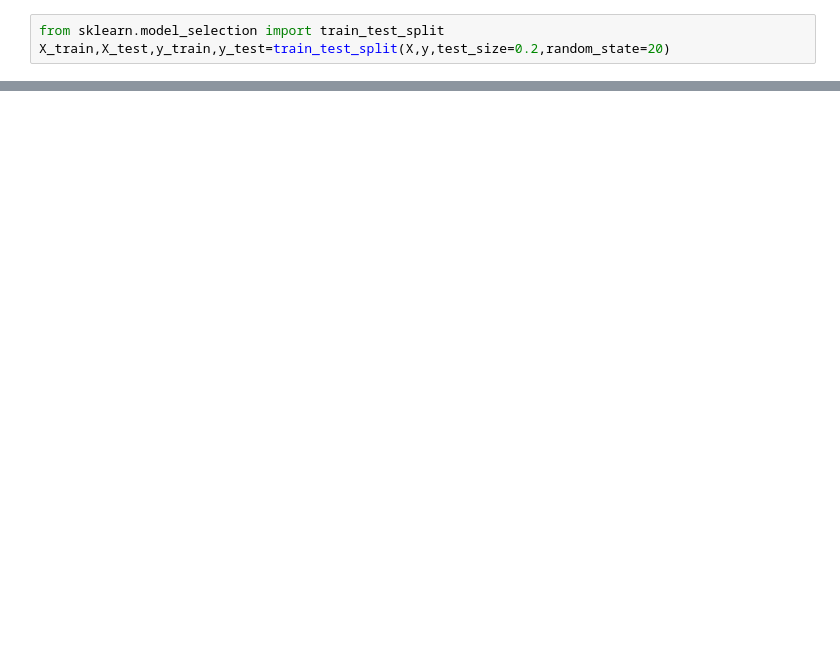
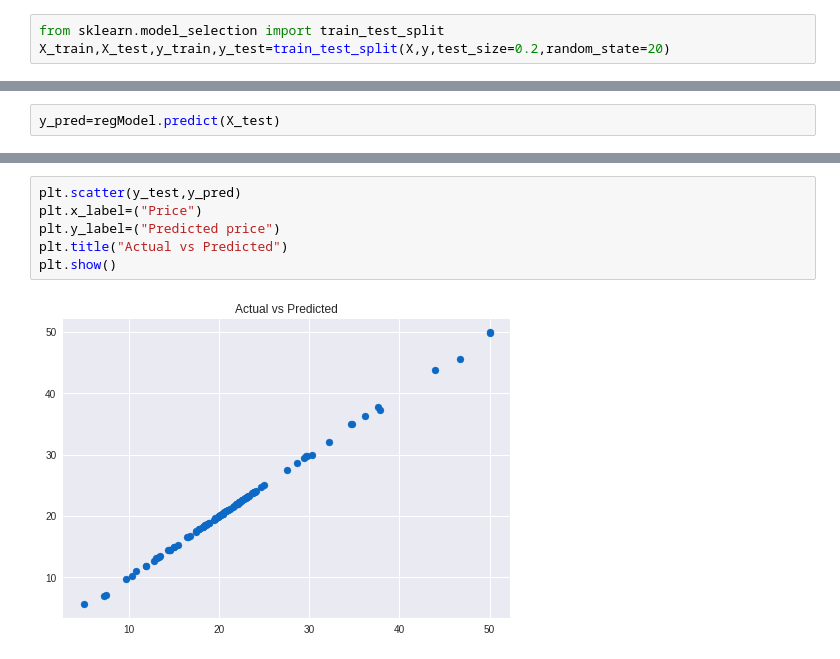
Before and after one commit to Sakshi1007/MLnow_2.0, a Jupyter notebook: BostonPrice.ipynb, the cells around one changed output, grey strips where cells are left out. Drawn from its saved outputs; the diff is of its cells as text; blank space fills up the shorter version.

```diff
--- a/BostonPrice.ipynb
+++ b/BostonPrice.ipynb
@@ -298,0 +330,2 @@ X_train,X_test,y_train,y_test=train_test_split(X,y,test_size=0.2,random_state=20
+# %%
+y_pred=regModel.predict(X_test)
@@ -298,0 +336,8 @@ X_train,X_test,y_train,y_test=train_test_split(X,y,test_size=0.2,random_state=20
+# %%
+plt.scatter(y_test,y_pred)
+plt.x_label=("Price")
+plt.y_label=("Predicted price")
+plt.title("Actual vs Predicted")
+plt.show()
+# %% [output]
+[figure, added]
```
Also changed, not shown: parts of 8 cells of this notebook.
